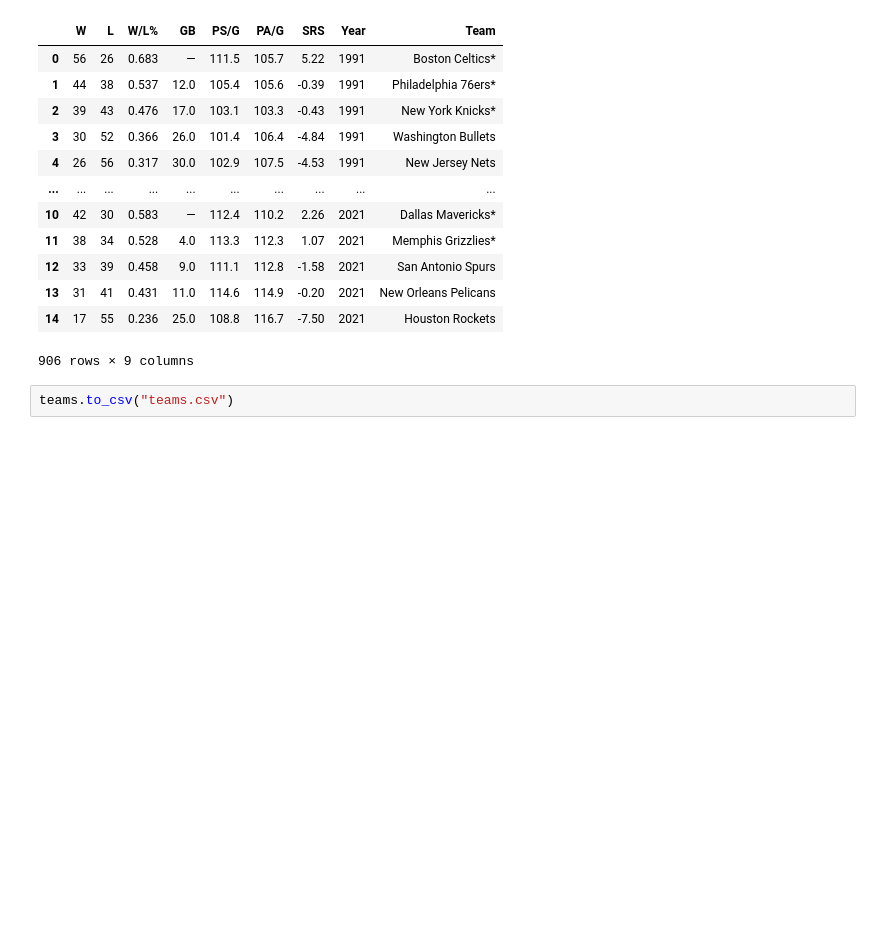
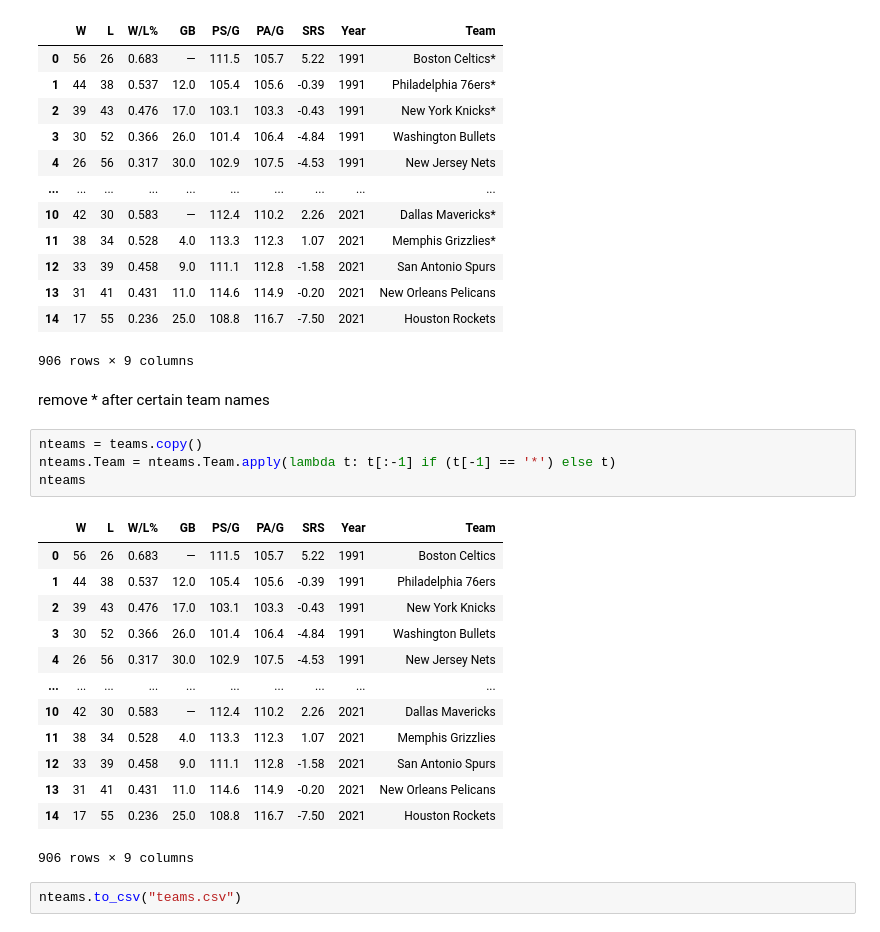
Before and after one commit to raphhbw/nba, a Jupyter notebook: web_scraping.ipynb, the cells around one changed output. Drawn from its saved outputs; the diff is of its cells as text; blank space fills up the shorter version.

Commit message:
not fix issue where * after certain team names

```diff
--- a/web_scraping.ipynb
+++ b/web_scraping.ipynb
@@ -284,5 +284,25 @@ teams
 | 13 | 31 | 41 | 0.431 | 11.0 | 114.6 | 114.9 | -0.20 | 2021 | New Orleans Pelicans |
 | 14 | 17 | 55 | 0.236 | 25.0 | 108.8 | 116.7 | -7.50 | 2021 | Houston Rockets |
 906 rows × 9 columns
+# %% [markdown]
+remove * after certain team names
+# %%
+nteams = teams.copy()
+nteams.Team = nteams.Team.apply(lambda t: t[:-1] if (t[-1] == '*') else t)
+nteams
+# %% [output]
+|  | W | L | W/L% | GB | PS/G | PA/G | SRS | Year | Team |
+| 0 | 56 | 26 | 0.683 | — | 111.5 | 105.7 | 5.22 | 1991 | Boston Celtics |
+| 1 | 44 | 38 | 0.537 | 12.0 | 105.4 | 105.6 | -0.39 | 1991 | Philadelphia 76ers |
+| 2 | 39 | 43 | 0.476 | 17.0 | 103.1 | 103.3 | -0.43 | 1991 | New York Knicks |
+| 3 | 30 | 52 | 0.366 | 26.0 | 101.4 | 106.4 | -4.84 | 1991 | Washington Bullets |
+| 4 | 26 | 56 | 0.317 | 30.0 | 102.9 | 107.5 | -4.53 | 1991 | New Jersey Nets |
+| ... | ... | ... | ... | ... | ... | ... | ... | ... | ... |
+| 10 | 42 | 30 | 0.583 | — | 112.4 | 110.2 | 2.26 | 2021 | Dallas Mavericks |
+| 11 | 38 | 34 | 0.528 | 4.0 | 113.3 | 112.3 | 1.07 | 2021 | Memphis Grizzlies |
+| 12 | 33 | 39 | 0.458 | 9.0 | 111.1 | 112.8 | -1.58 | 2021 | San Antonio Spurs |
+| 13 | 31 | 41 | 0.431 | 11.0 | 114.6 | 114.9 | -0.20 | 2021 | New Orleans Pelicans |
+| 14 | 17 | 55 | 0.236 | 25.0 | 108.8 | 116.7 | -7.50 | 2021 | Houston Rockets |
+906 rows × 9 columns
 # %%
-teams.to_csv("teams.csv")
+nteams.to_csv("teams.csv")
```
